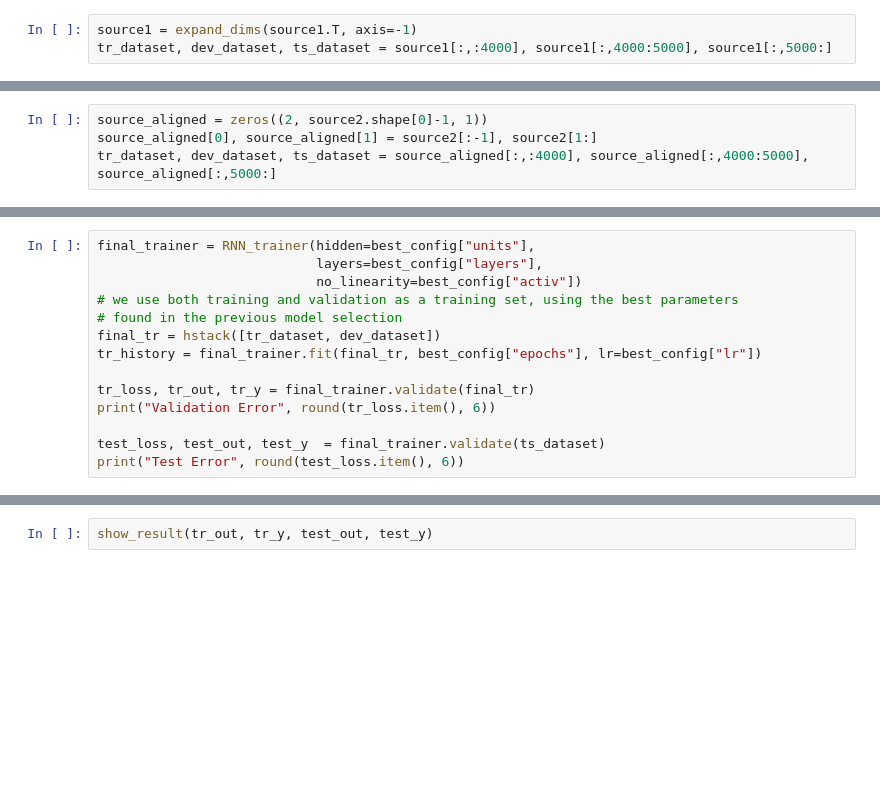
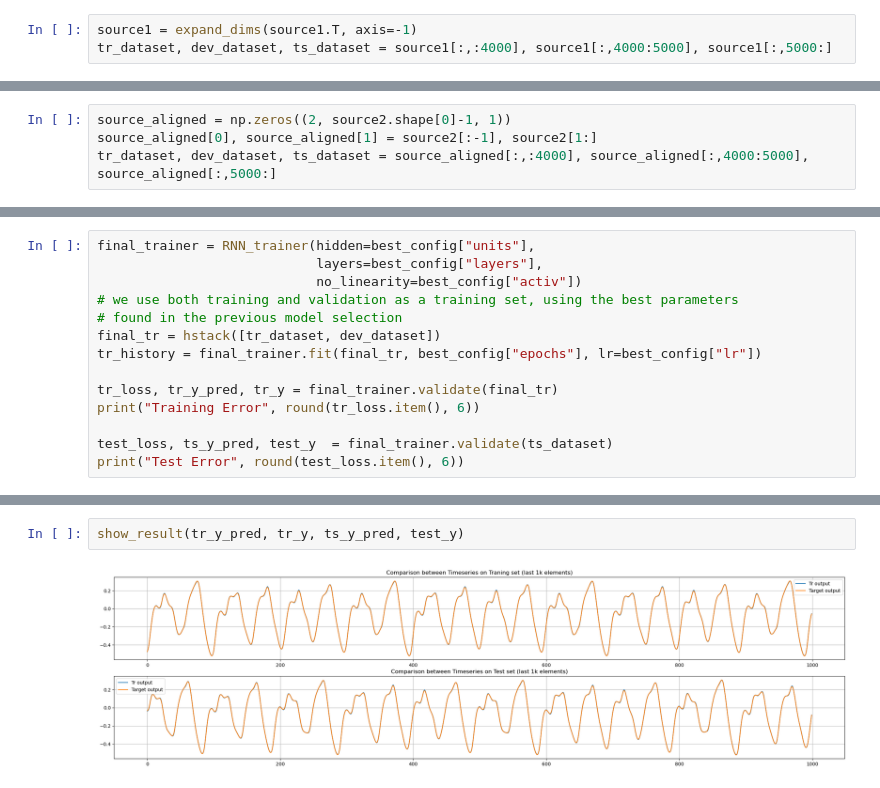
Before and after one commit to jacons/Computational-NeuroScience-Lab, a Jupyter notebook: LAB3_1/RNN.ipynb, the cells around one changed output, grey strips where cells are left out. Saved outputs shown, nothing was run; the diff lists cells and outputs as text; blank space fills up the shorter version.

```diff
--- a/LAB3_1/RNN.ipynb
+++ b/LAB3_1/RNN.ipynb
@@ -207,5 +224,5 @@ show_result(tr_out, tr_y, test_out, test_y)
 # %%
-source_aligned = zeros((2, source2.shape[0]-1, 1))
+source_aligned = np.zeros((2, source2.shape[0]-1, 1))
 source_aligned[0], source_aligned[1] = source2[:-1], source2[1:]
 tr_dataset, dev_dataset, ts_dataset = source_aligned[:,:4000], source_aligned[:,4000:5000], source_aligned[:,5000:]
 # %% [markdown]
@@ -248,8 +274,8 @@ final_trainer = RNN_trainer(hidden=best_config["units"],
 final_tr = hstack([tr_dataset, dev_dataset])
 tr_history = final_trainer.fit(final_tr, best_config["epochs"], lr=best_config["lr"])
 
-tr_loss, tr_out, tr_y = final_trainer.validate(final_tr)
-print("Validation Error", round(tr_loss.item(), 6))
+tr_loss, tr_y_pred, tr_y = final_trainer.validate(final_tr)
+print("Training Error", round(tr_loss.item(), 6))
 
-test_loss, test_out, test_y  = final_trainer.validate(ts_dataset)
+test_loss, ts_y_pred, test_y  = final_trainer.validate(ts_dataset)
 print("Test Error", round(test_loss.item(), 6))
@@ -258,2 +289,4 @@ show_loss(tr_history)
 # %%
-show_result(tr_out, tr_y, test_out, test_y)
+show_result(tr_y_pred, tr_y, ts_y_pred, test_y)
+# %% [output]
+[figure, added]
```
Also changed, not shown: parts of 31 cells of this notebook, 3 other files.
